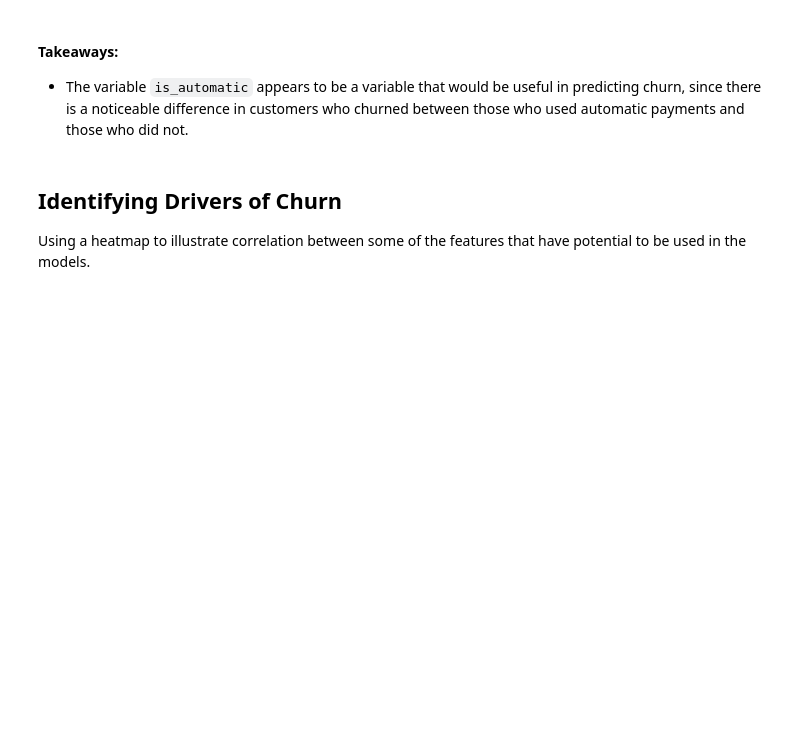
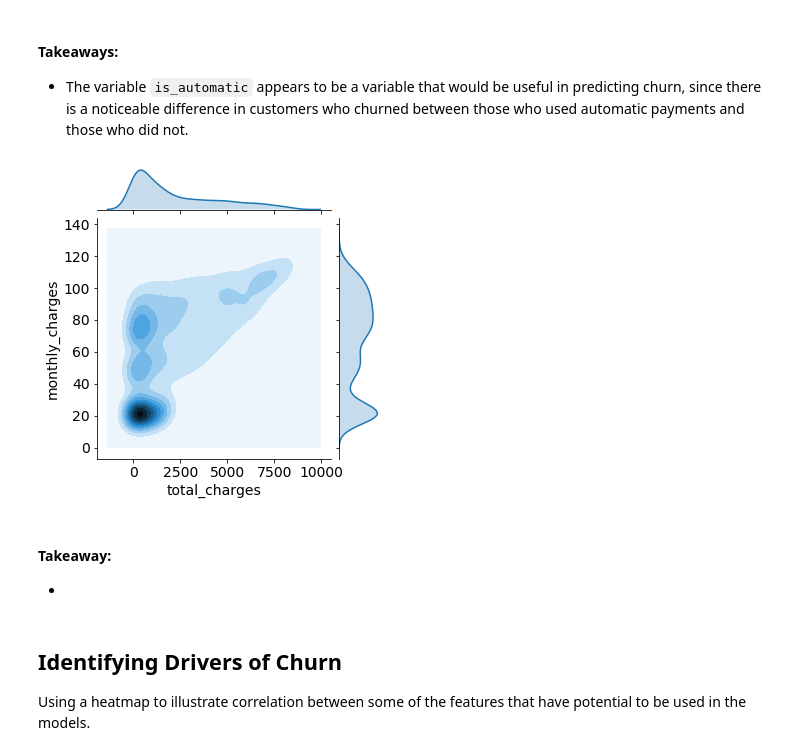
Before and after one commit to lukewbecker/telco-churn-project, a Jupyter notebook: telco_churn_project.ipynb, the cells around one changed output. Saved outputs shown, nothing was run; the diff lists cells and outputs as text; code cells hidden in the pictures; blank space fills up the shorter version.

```diff
--- a/telco_churn_project.ipynb
+++ b/telco_churn_project.ipynb
@@ -355,6 +359,14 @@ plt.show()
 #### Takeaways:
 
 - The variable `is_automatic` appears to be a variable that would be useful in predicting churn, since there is a noticeable difference in customers who churned between those who used automatic payments and those who did not.
+# %%
+sns.jointplot(y = "monthly_charges", x = "total_charges", data=train, hue = "churn", kind='kde', height=5)
+plt.show()
+# %% [output]
+[figure, added]
+# %% [markdown]
+#### Takeaway:
+-
 # %% [markdown]
 ## Identifying Drivers of Churn
 Using a heatmap to illustrate correlation between some of the features that have potential to be used in the models.
```
Also changed, not shown: parts of 20 cells of this notebook.
